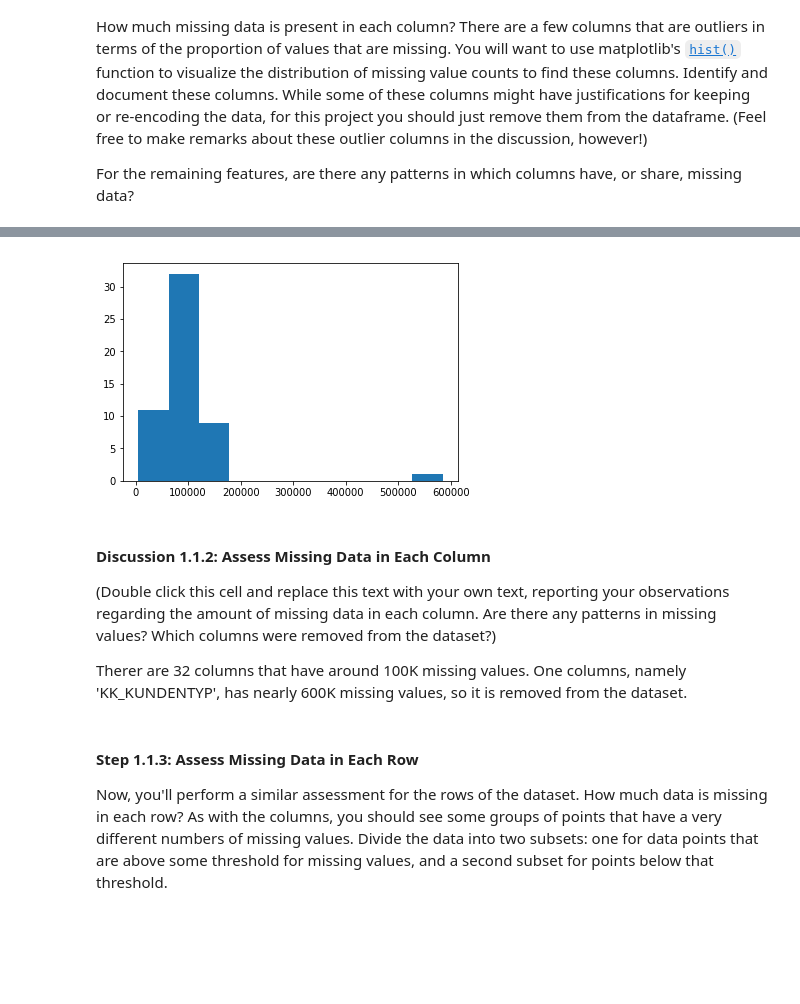
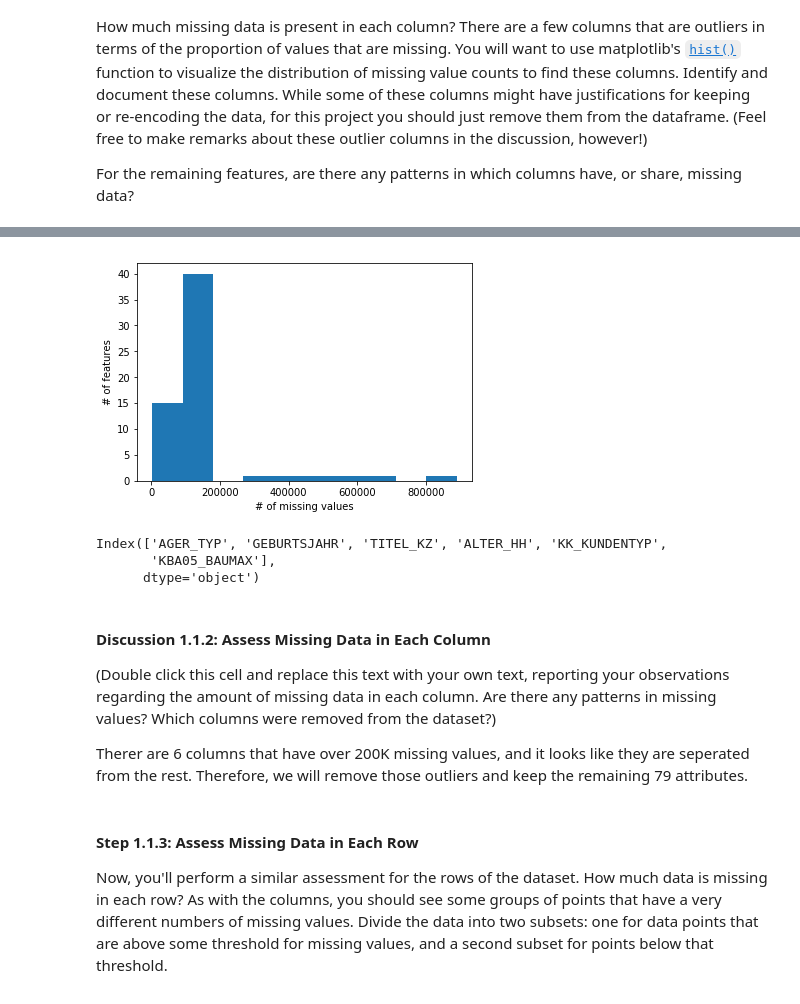
Before and after one commit to Hieuqng/Udacity-s-Data-Scientist-Nano-Degree, a Jupyter notebook: p3_Identify_Customer_Segments/Identify_Customer_Segments.ipynb, the cells around one changed output, grey strips where cells are left out. Cells and saved outputs as stored; diff of their text form; code cells hidden in the pictures; blank space fills up the shorter version.

```diff
--- a/p3_Identify_Customer_Segments/Identify_Customer_Segments.ipynb
+++ b/p3_Identify_Customer_Segments/Identify_Customer_Segments.ipynb
@@ -59,9 +59,25 @@ The feature summary file contains a summary of properties for each demographics
 The fourth column of the feature attributes summary (loaded in above as `feat_info`) documents the codes from the data dictionary that indicate missing or unknown data. While the file encodes this as a list (e.g. `[-1,0]`), this will get read in as a string object. You'll need to do a little bit of parsing to make use of it to identify and clean the data. Convert data that matches a 'missing' or 'unknown' value code into a numpy NaN value. You might want to see how much data takes on a 'missing' or 'unknown' code, and how much data is naturally missing, as a point of interest.
 
 **As one more reminder, you are encouraged to add additional cells to break up your analysis into manageable chunks.**
-# %%
-# Identify missing or unknown data values and convert them to NaNs.
-azdias.fillna(np.NaN, inplace=True)
+# %%
+for index, row in feat_info.iterrows():
+    attrib_name = row['attribute']
+    data = azdias[attrib_name]
+
+    miss_codes = []
+
+    if row['missing_or_unknown'] != '[]':
+        miss_codes = row['missing_or_unknown'][1:-1].split(',')
+
+    if miss_codes:
+        for code in miss_codes:
+            # try-except block to capture 'X' and 'XX' codes
+            try:
+                data = data.replace([int(code)], np.nan)
+            except:
+                data = data.replace([code], np.nan)
+
+    azdias[attrib_name] = data
 # %% [markdown]
 #### Step 1.1.2: Assess Missing Data in Each Column
 
@@ -77,10 +93,14 @@ def plot_missing(df, plot_type='barh'):
     if plot_type == 'barh':
         plt.figure(figsize=(16,12))
         plt.barh(df.columns[missing_ids], missing_counts)
+        plt.ylabel('Features')
+        plt.xlabel('# of missing values')
         plt.tight_layout()
         plt.show()
 
     if plot_type == 'hist':
         plt.hist(missing_counts)
+        plt.ylabel('# of features')
+        plt.xlabel('# of missing values')
 
     return missing_counts
@@ -91,5 +107,5 @@ missing_counts = plot_missing(azdias)
 # %%
 # Investigate patterns in the amount of missing data in each column.
-_ = plot_missing(azdias, 'hist')
+missing_counts = plot_missing(azdias, 'hist')
 # %% [output]
-[figure, old version]
+[figure, new version]
@@ -96,3 +115,9 @@ _ = plot_missing(azdias, 'hist')
+# %%
+missing_outliers
+# %% [output]
+Index(['AGER_TYP', 'GEBURTSJAHR', 'TITEL_KZ', 'ALTER_HH', 'KK_KUNDENTYP',
+       'KBA05_BAUMAX'],
+      dtype='object')
 # %%
 # Remove the outlier columns from the dataset. (You'll perform other data
 # engineering tasks such as re-encoding and imputation later.)
@@ -102,7 +127,7 @@ df_azdias = azdias.drop('KK_KUNDENTYP', axis = 1)
 
 (Double click this cell and replace this text with your own text, reporting your observations regarding the amount of missing data in each column. Are there any patterns in missing values? Which columns were removed from the dataset?)
 
-Therer are 32 columns that have around 100K missing values. One columns, namely 'KK_KUNDENTYP', has nearly 600K missing values, so it is removed from the dataset.
+Therer are 6 columns that have over 200K missing values, and it looks like they are seperated from the rest. Therefore, we will remove those outliers and keep the remaining 79 attributes.
 # %% [markdown]
 #### Step 1.1.3: Assess Missing Data in Each Row
 
```
Also changed, not shown: parts of 89 cells of this notebook, 1 other file.
